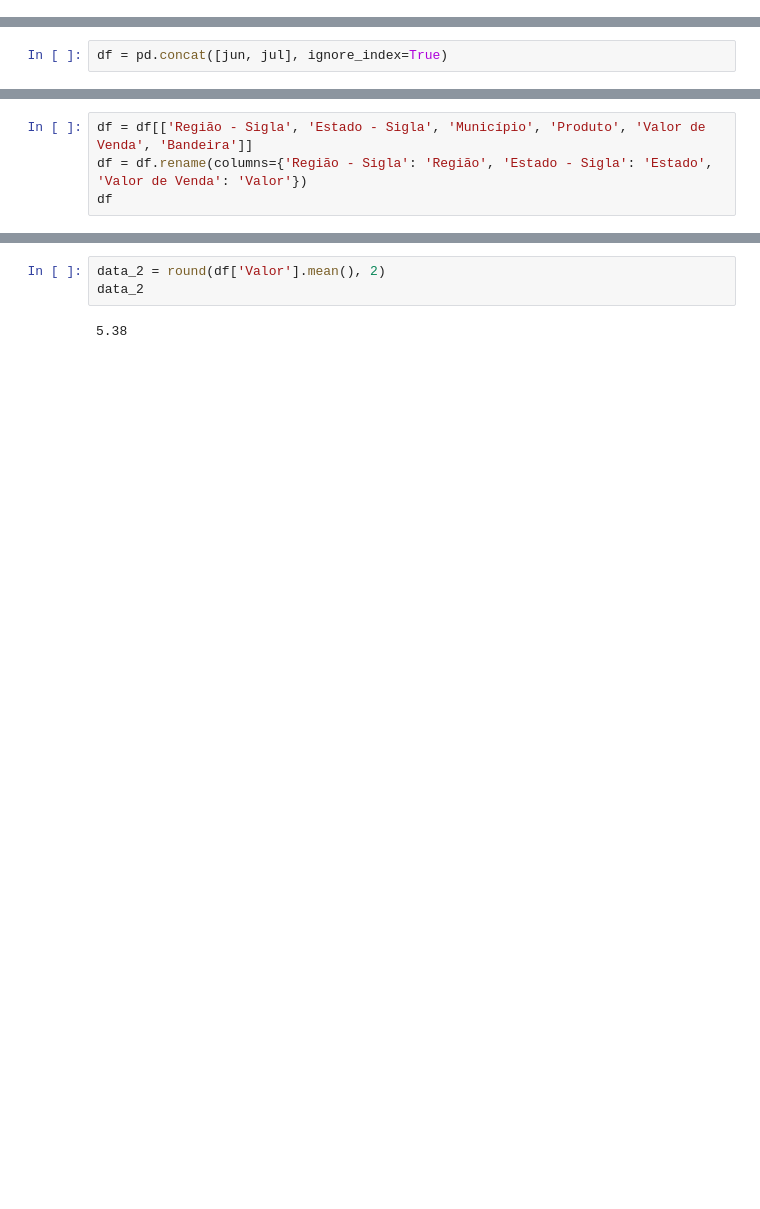
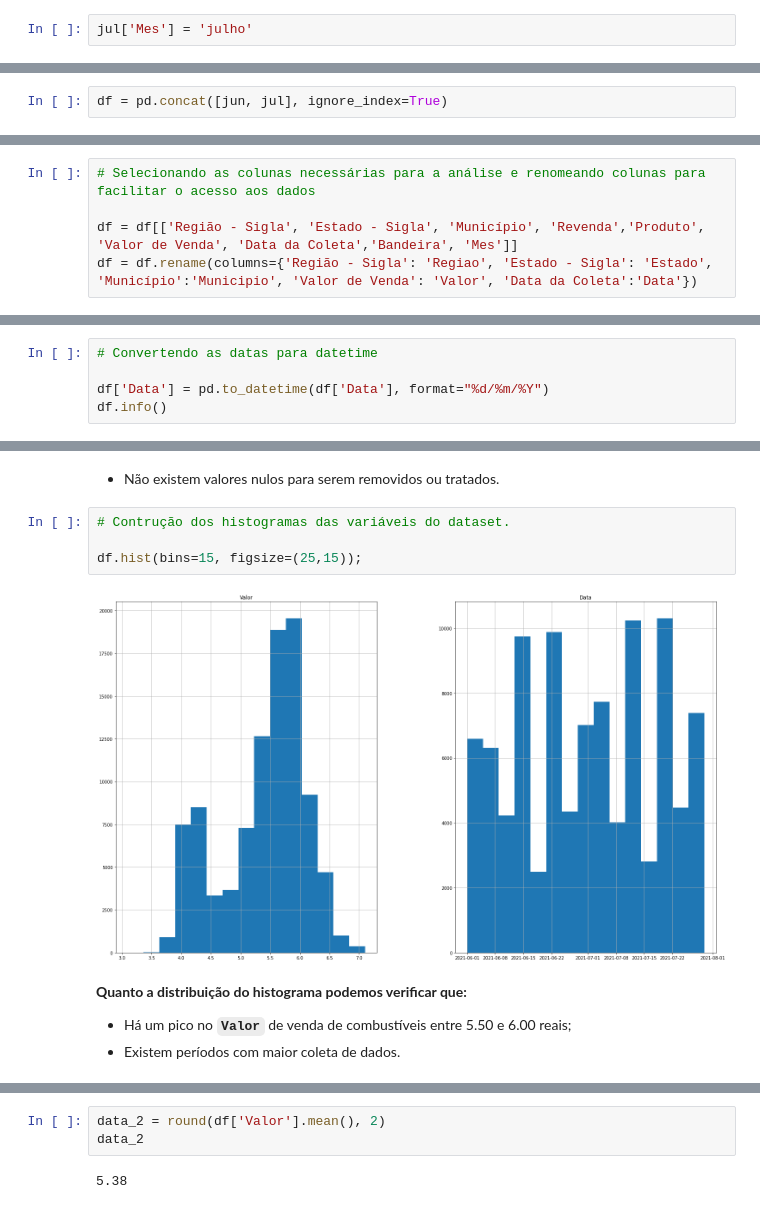
Before and after one commit to brunnabrito/projeto_m4_g4_resilia, a Jupyter notebook: Projeto_M4_Grupo_4.ipynb, the cells around one changed output, grey strips where cells are left out. Cells and saved outputs as stored; diff of their text form; blank space fills up the shorter version.

```diff
--- a/Projeto_M4_Grupo_4.ipynb
+++ b/Projeto_M4_Grupo_4.ipynb
@@ -88,0 +134,2 @@ jul.head()
+# %%
+jul['Mes'] = 'julho'
@@ -139,4 +141,0 @@ memory usage: 11.9+ MB
-# %%
-df = df[['Região - Sigla', 'Estado - Sigla', 'Município', 'Produto', 'Valor de Venda', 'Bandeira']]
-df = df.rename(columns={'Região - Sigla': 'Região', 'Estado - Sigla': 'Estado', 'Valor de Venda': 'Valor'})
-df
@@ -294,0 +227,5 @@ Name: Valor, dtype: float64
+# %%
+# Selecionando as colunas necessárias para a análise e renomeando colunas para facilitar o acesso aos dados
+
+df = df[['Região - Sigla', 'Estado - Sigla', 'Município', 'Revenda','Produto', 'Valor de Venda', 'Data da Coleta','Bandeira', 'Mes']]
+df = df.rename(columns={'Região - Sigla': 'Regiao', 'Estado - Sigla': 'Estado', 'Município':'Municipio', 'Valor de Venda': 'Valor', 'Data da Coleta':'Data'})
@@ -294,0 +270,5 @@ Name: Valor, dtype: float64
+# %%
+# Convertendo as datas para datetime
+
+df['Data'] = pd.to_datetime(df['Data'], format="%d/%m/%Y")
+df.info()
@@ -294,0 +313,13 @@ Name: Valor, dtype: float64
+# %% [markdown]
+* Não existem valores nulos para serem removidos ou tratados.
+# %%
+# Contrução dos histogramas das variáveis do dataset.
+
+df.hist(bins=15, figsize=(25,15));
+# %% [output]
+[figure, added]
+# %% [markdown]
+**Quanto a distribuição do histograma podemos verificar que:**
+
+* Há um pico no **`Valor`** de venda de combustíveis entre 5.50 e 6.00 reais;
+* Existem períodos com maior coleta de dados.
```
Also changed, not shown: parts of 161 cells of this notebook.
